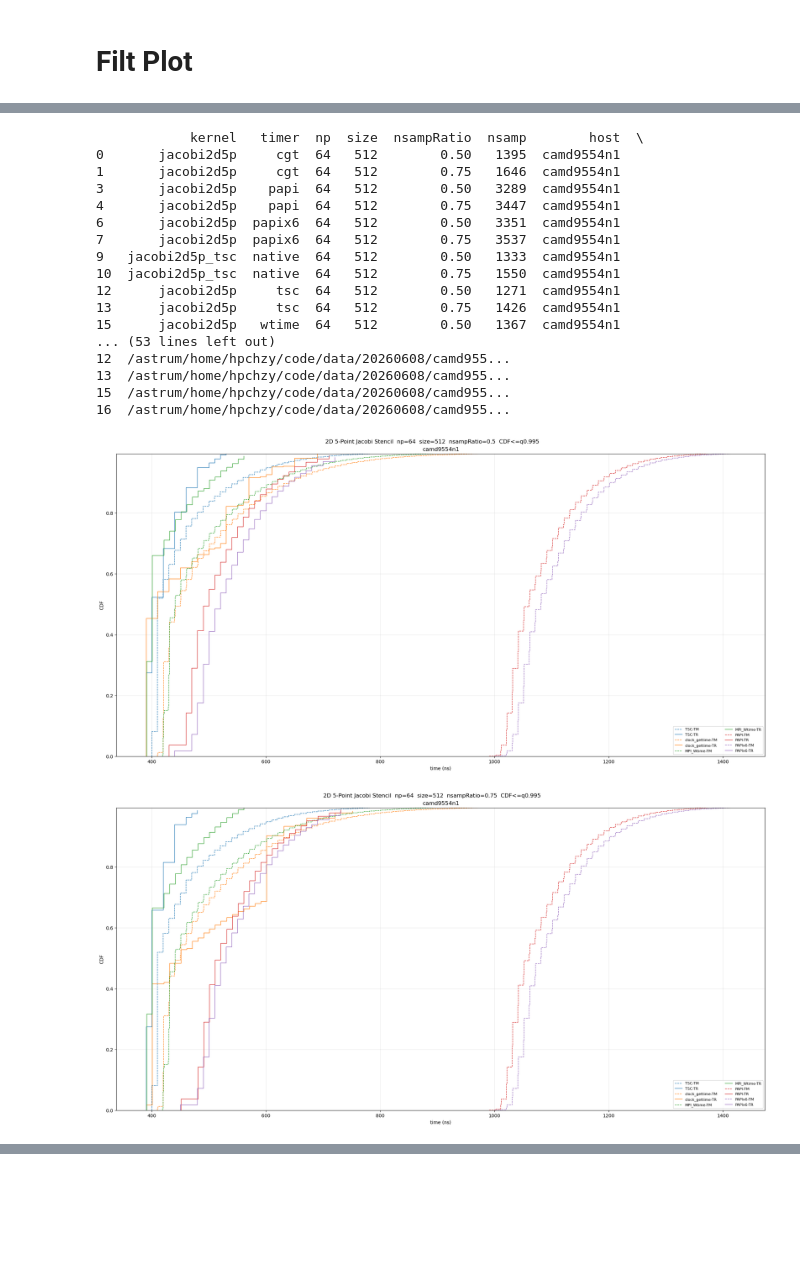
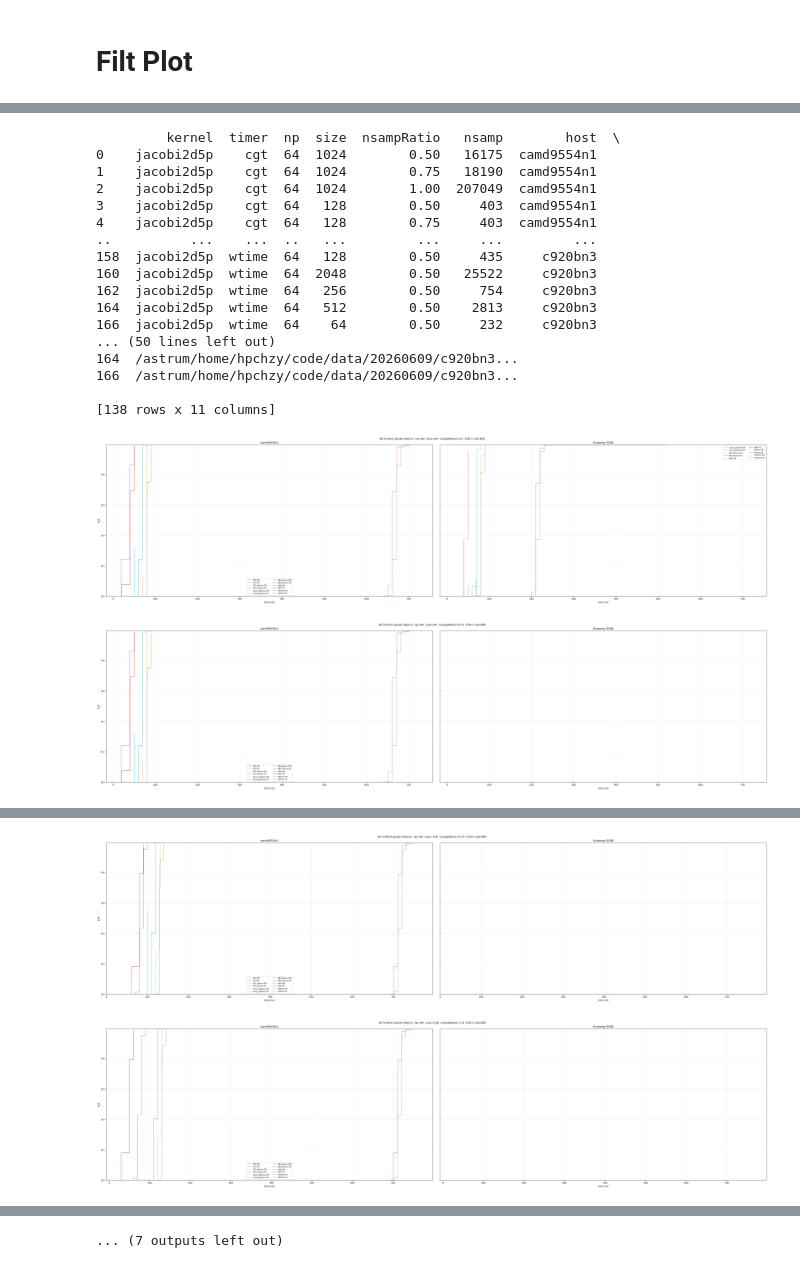
Before and after one commit to HunterHan/TacVar, a Jupyter notebook: stencil/plot_entry_filt.0608.ipynb, the cells around one changed output, grey strips where cells are left out. Cells and saved outputs as stored; diff of their text form; code cells hidden in the pictures; blank space fills up the shorter version.

```diff
--- a/stencil/plot_entry_filt.0608.ipynb
+++ b/stencil/plot_entry_filt.0608.ipynb
@@ -20,10 +20,17 @@ DATA_FOLDERS = [
     # Path('/astrum/home/hpchzy/code/data/20260608/camd9554n1/output_filt/20260608-215031/'),     # camd9554n1, 纯sub,ASM, 原filt。看看0.5 0.75。
 
         # Path('/astrum/home/hpchzy/code/data/20260608/camd9554n1/output_filt/20260608-213911/'),     # camd9554n1, 纯sub,ASM, 保守优化filt。看看0.5 0.75。
-    Path('/astrum/home/hpchzy/code/data/20260608/camd9554n1/output_filt/20260608-222153/'),     # camd9554n1, 纯sub,ASM, 保守优化filt。看看0.5 0.75。ntest=100,之前是10
+    # Path('/astrum/home/hpchzy/code/data/20260608/camd9554n1/output_filt/20260608-222153/'),     # camd9554n1, 纯sub,ASM, 保守优化filt。看看0.5 0.75。ntest=100,之前是10
+    # Path('/astrum/home/hpchzy/code/data/20260608/camd9554n1/output_filt/20260608-224749/'),     # camd9554n1, 纯sub,ASM, filt v2，该用q50而不是q0初始化tr，以让papi和papix6偏差减掉。看看0.5 0.75。ntest=100,之前是10.
+    # Path('/astrum/home/hpchzy/code/data/20260608/camd9554n1/output_filt/20260608-231553/'),     # camd9554n1, 纯sub,ASM, filt v2，该用q50而不是q0初始化tr，以让papi和papix6偏差减掉。看看0.5 0.75。ntest=10，从100改回10，因为初始化用q50了，不需要踩q0.
+    Path('/astrum/home/hpchzy/code/data/20260608/camd9554n1/output_filt/20260608-233019/'),     # camd9554n1, 纯sub,ASM, filt v2，narr=64-》2048， 该用q50而不是q0初始化tr，以让papi和papix6偏差减掉。看看0.5 0.75。ntest=10，从100改回10，因为初始化用q50了，不需要踩q0.
+
+
+    Path('/astrum/home/hpchzy/code/data/20260609/c920bn3/output_filt/20260609-140708/'), # c920bn3
 ]
 
-QUANTILE_DROP = 0.995  # only draw CDF values from 0 to 0.995; no data deletion, no renormalization
+# QUANTILE_DROP = 0.995  # only draw CDF values from 0 to 0.995; no data deletion, no renormalization
+QUANTILE_DROP = 0.995  # only draw CDF values from 0 to 1.0; no data deletion, no renormalization
 SAVE_FIG = False
 OUT_DIR = Path('/astrum/home/hpchzy/code/TacVar/stencil/plots_0604')
 
@@ -68,7 +75,7 @@ HOST_LABELS = {
 }
 # %%
 def parse_filt_dir(path):
-    m = re.match(r'(?P<kernel>.+)_(?P<timer>.+)_np(?P<np>\d+)_size(?P<size>\d+)_nsampRatio(?P<nsampRatio>[\d.]+)_nsamp(?P<nsamp>\d+)_filt$', path.name)
+    m = re.match(r'(?P<kernel>.+?)_(?P<timer>.+)_np(?P<np>\d+)_size(?P<size>\d+)_nsampRatio(?P<nsampRatio>[\d.]+)_nsamp(?P<nsamp>\d+)_filt$', path.name)
     if not m:
         return None
     d = m.groupdict()
@@ -316,6 +339,6 @@ array([   1395,    1646,  146757,    3289,    3447,  168485,    3351,
 # %%
 # entries_plot = entries[(entries['size'] == 2048) & (entries['timer'] != 'likwid')]
-entries_plot = entries[(entries['timer'] != 'likwid') & (entries['nsampRatio'].isin([0.5, 0.75]))]
+entries_plot = entries[(entries['size'] != '2048') & (entries['timer'] != 'likwid') & (entries['nsampRatio'].isin([0.5, 0.75, 1.0]))]
 
 print(entries_plot)
 
@@ -329,7 +352,7 @@ if SAVE_FIG:
 hosts = [host_from_data_folder(p) for p in DATA_FOLDERS]
 
 for (kernel, np_val, size, nsamp_ratio), group_all in entries_plot.groupby(['kernel', 'np', 'size', 'nsampRatio'], sort=True):
-    fig, axes = plt.subplots(1, len(hosts), figsize=(20.0 * len(hosts), 10), sharey=True, constrained_layout=True)
+    fig, axes = plt.subplots(1, len(hosts), figsize=(10.0 * len(hosts), 10), sharey=True, constrained_layout=True)
     if len(hosts) == 1:
         axes = [axes]
 
@@ -342,49 +365,49 @@ for (kernel, np_val, size, nsamp_ratio), group_all in entries_plot.groupby(['ker
             label = timer_label(timer)
 
             tm_x, tm_y = ecdf_xy(read_tm(row['tm_file']))
             tr_df = read_tr(row['tr_hist_file'])
 
             ax.step(tm_x, tm_y, label=f'{label}-TM', color=color, linestyle='--', linewidth=1.0, where='post')
             ax.step(tr_df['ns'], tr_df['cdf'], label=f'{label}-TR', color=color, linestyle='-', linewidth=1.0, where='post')
 
         ax.set_title(f"{HOST_LABELS.get(host, host)}")
         ax.set_xlabel('time (ns)')
         ax.set_ylim(0, QUANTILE_DROP)
         ax.grid(True, alpha=0.28)
         ax.legend(ncol=2, fontsize=8)
 
     xlims = [ax.get_xlim() for ax in axes]
     xlim = (min(lo for lo, hi in xlims), max(hi for lo, hi in xlims))
     for ax in axes:
         ax.set_xlim(xlim)
         ax.set_ylim(0, QUANTILE_DROP)
 
     axes[0].set_ylabel('CDF')
     fig.suptitle(f'{KERNEL_LABELS.get(kernel, kernel)}  np={np_val}  size={size}  nsampRatio={nsamp_ratio}  CDF<=q{QUANTILE_DROP}')
 
     if SAVE_FIG:
         out = OUT_DIR / f'{kernel}_np{np_val}_size{size}_ratio{nsamp_ratio}_tm_tr_by_host.png'
         fig.savefig(out, dpi=220, bbox_inches='tight')
         print(out)
 
     plt.show()
 # %% [output]
-            kernel   timer  np  size  nsampRatio  nsamp        host  \
-0       jacobi2d5p     cgt  64   512        0.50   1395  camd9554n1
-1       jacobi2d5p     cgt  64   512        0.75   1646  camd9554n1
-3       jacobi2d5p    papi  64   512        0.50   3289  camd9554n1
-4       jacobi2d5p    papi  64   512        0.75   3447  camd9554n1
-6       jacobi2d5p  papix6  64   512        0.50   3351  camd9554n1
-7       jacobi2d5p  papix6  64   512        0.75   3537  camd9554n1
-9   jacobi2d5p_tsc  native  64   512        0.50   1333  camd9554n1
-10  jacobi2d5p_tsc  native  64   512        0.75   1550  camd9554n1
-12      jacobi2d5p     tsc  64   512        0.50   1271  camd9554n1
-13      jacobi2d5p     tsc  64   512        0.75   1426  camd9554n1
-15      jacobi2d5p   wtime  64   512        0.50   1367  camd9554n1
-... (53 lines left out)
-12  /astrum/home/hpchzy/code/data/20260608/camd955...
-13  /astrum/home/hpchzy/code/data/20260608/camd955...
-15  /astrum/home/hpchzy/code/data/20260608/camd955...
-16  /astrum/home/hpchzy/code/data/20260608/camd955...
+         kernel  timer  np  size  nsampRatio   nsamp        host  \
+0    jacobi2d5p    cgt  64  1024        0.50   16175  camd9554n1
+1    jacobi2d5p    cgt  64  1024        0.75   18190  camd9554n1
+2    jacobi2d5p    cgt  64  1024        1.00  207049  camd9554n1
+3    jacobi2d5p    cgt  64   128        0.50     403  camd9554n1
+4    jacobi2d5p    cgt  64   128        0.75     403  camd9554n1
+..          ...    ...  ..   ...         ...     ...         ...
+158  jacobi2d5p  wtime  64   128        0.50     435     c920bn3
+160  jacobi2d5p  wtime  64  2048        0.50   25522     c920bn3
+162  jacobi2d5p  wtime  64   256        0.50     754     c920bn3
+164  jacobi2d5p  wtime  64   512        0.50    2813     c920bn3
+166  jacobi2d5p  wtime  64    64        0.50     232     c920bn3
+... (50 lines left out)
+164  /astrum/home/hpchzy/code/data/20260609/c920bn3...
+166  /astrum/home/hpchzy/code/data/20260609/c920bn3...
+
+[138 rows x 11 columns]
-[figure, old version]
+[figure, new version]
-[figure, old version]
+[figure, new version]
@@ -392,0 +416,2 @@ for (kernel, np_val, size, nsamp_ratio), group_all in entries_plot.groupby(['ker
+[figure, added]
+[figure, added]
@@ -392,0 +423 @@ for (kernel, np_val, size, nsamp_ratio), group_all in entries_plot.groupby(['ker
+... (7 outputs left out)
```
Also changed, not shown: parts of 5 cells of this notebook, 27 other files.
